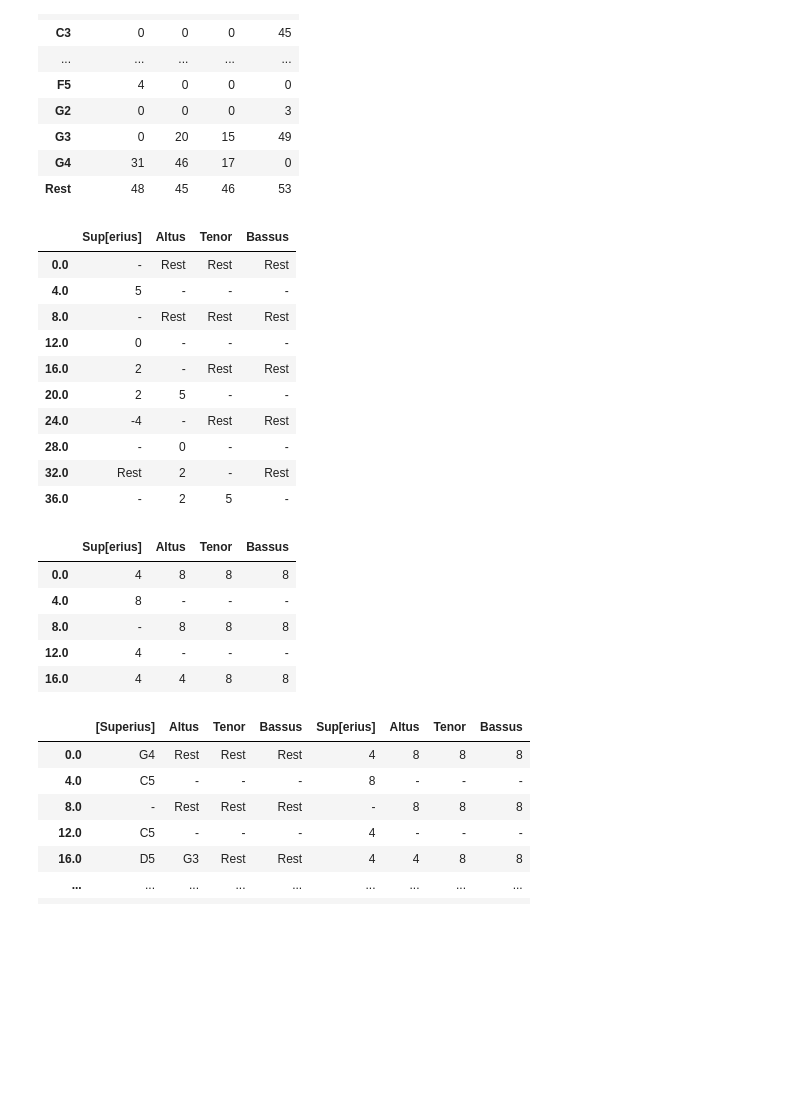
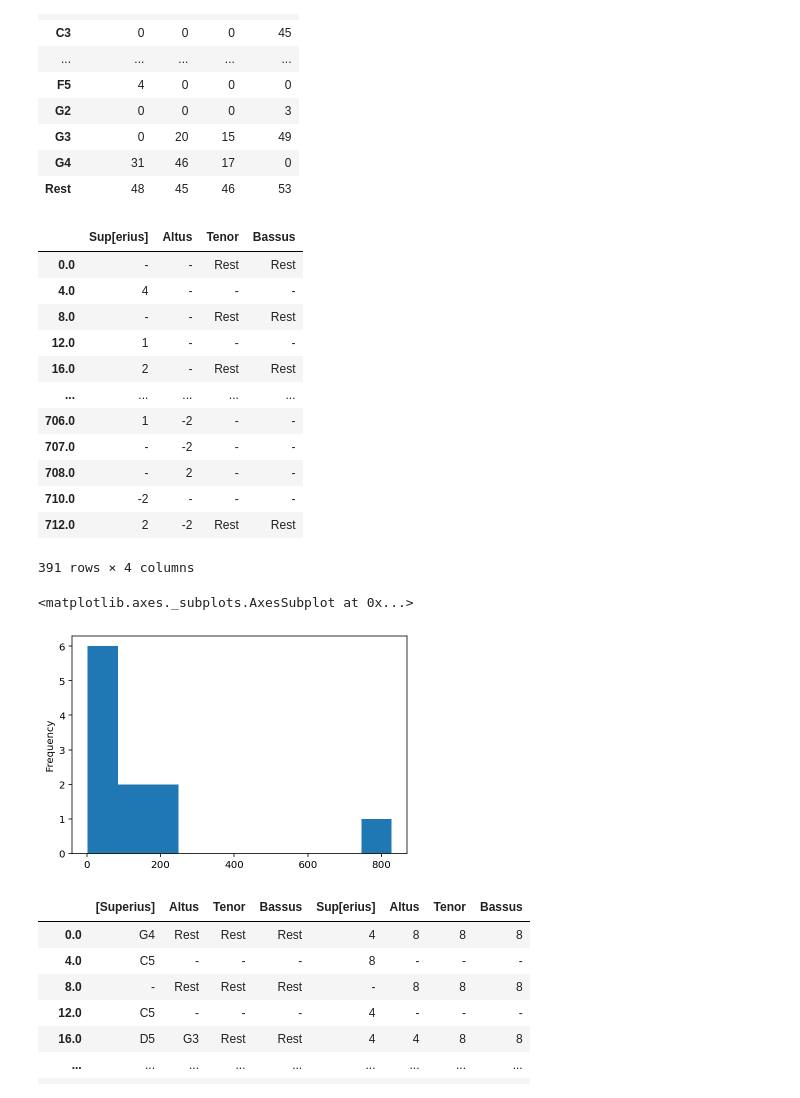
Before and after one commit to RichardFreedman/CRIM-Project-RF, a Jupyter notebook: CRIM_Intervals_2_0.ipynb, the cells around one changed output. Drawn from its saved outputs; the diff is of its cells as text; code cells hidden in the pictures; blank space fills up the shorter version.

```diff
--- a/CRIM_Intervals_2_0.ipynb
+++ b/CRIM_Intervals_2_0.ipynb
@@ -123,32 +123,35 @@ notes.apply(pd.Series.value_counts).fillna(0).astype(int)
 | G4 | 31 | 46 | 17 | 0 |
 | Rest | 48 | 45 | 46 | 53 |
 # %%
-mel = mass.getMelodic(kind='s')
-mel.fillna(value= "-", inplace=True)
-mel.head(10)
+mel_int = mass.getMelodic(kind='d')
+mel_int.fillna(value= "-", inplace=True)
+mel_int
+
+# voice = mel_int.iloc[:, 0]
+# voice
 # %% [output]
 |  | Sup[erius] | Altus | Tenor | Bassus |
-| 0.0 | - | Rest | Rest | Rest |
-| 4.0 | 5 | - | - | - |
-| 8.0 | - | Rest | Rest | Rest |
-| 12.0 | 0 | - | - | - |
+| 0.0 | - | - | Rest | Rest |
+| 4.0 | 4 | - | - | - |
+| 8.0 | - | - | Rest | Rest |
+| 12.0 | 1 | - | - | - |
 | 16.0 | 2 | - | Rest | Rest |
-| 20.0 | 2 | 5 | - | - |
-| 24.0 | -4 | - | Rest | Rest |
-| 28.0 | - | 0 | - | - |
-| 32.0 | Rest | 2 | - | Rest |
-| 36.0 | - | 2 | 5 | - |
+| ... | ... | ... | ... | ... |
+| 706.0 | 1 | -2 | - | - |
+| 707.0 | - | -2 | - | - |
+| 708.0 | - | 2 | - | - |
+| 710.0 | -2 | - | - | - |
+| 712.0 | 2 | -2 | Rest | Rest |
+391 rows × 4 columns
 # %%
 durs = mass.getDuration()
 durs.fillna(value= "-", inplace=True)
-durs.head()
+# durs.head()
+d =  durs.stack().value_counts()
+d.plot.hist()
 # %% [output]
-|  | Sup[erius] | Altus | Tenor | Bassus |
-| 0.0 | 4 | 8 | 8 | 8 |
-| 4.0 | 8 | - | - | - |
-| 8.0 | - | 8 | 8 | 8 |
-| 12.0 | 4 | - | - | - |
-| 16.0 | 4 | 4 | 8 | 8 |
+<matplotlib.axes._subplots.AxesSubplot at 0x...>
+[figure, added]
 # %%
 notes_durs = pd.concat([notes, durs], axis=1)
 notes_durs
```
